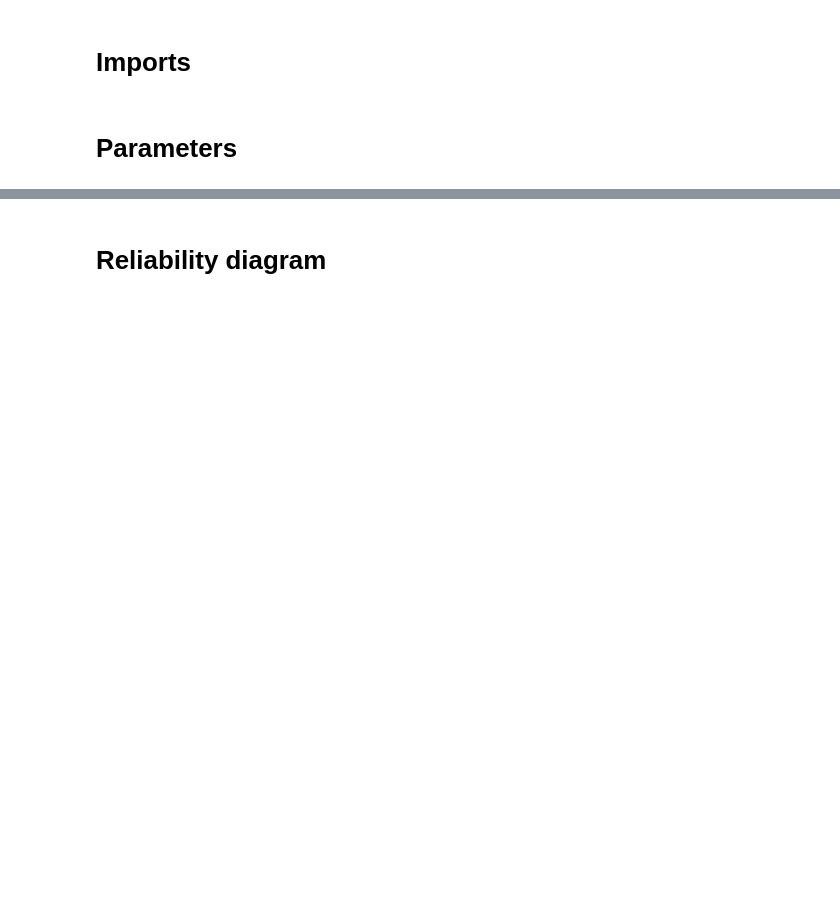
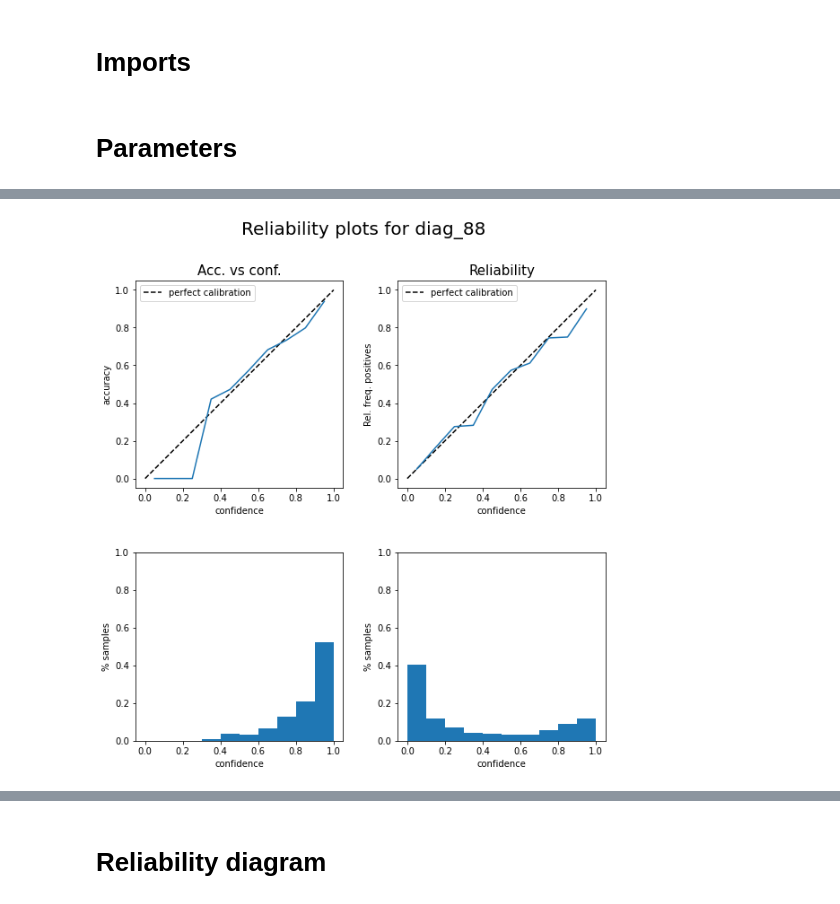
Before and after one commit to snovaisg/master-thesis, a Jupyter notebook: Abstention/ECE plotting.ipynb, the cells around one changed output, grey strips where cells are left out. Saved outputs shown, nothing was run; the diff lists cells and outputs as text; code cells hidden in the pictures; blank space fills up the shorter version.

```diff
--- a/Abstention/ECE plotting.ipynb
+++ b/Abstention/ECE plotting.ipynb
@@ -183,0 +160,6 @@ predictions.head(3)
+# %%
+diag = 'diag_88'
+data = reliability.loc[idx[diag,:],:].reset_index().to_dict(orient='list')
+plot_reliabilityV2(data,accuracy=True,reliability=True,show_percent=True);
+# %% [output]
+[figure, added]
```
Also changed, not shown: parts of 36 cells of this notebook, 22 other files.
